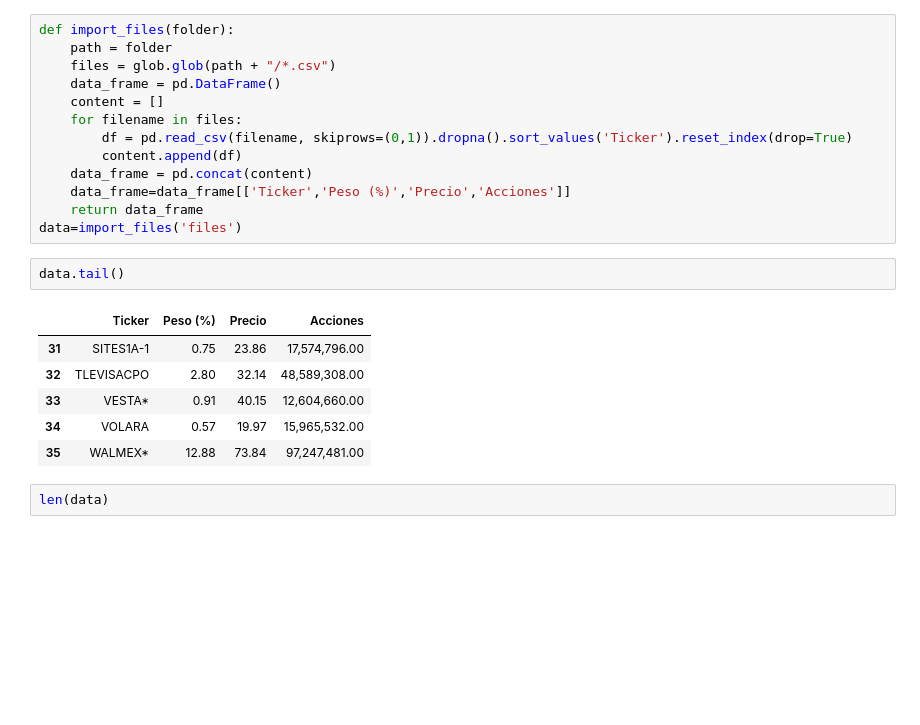
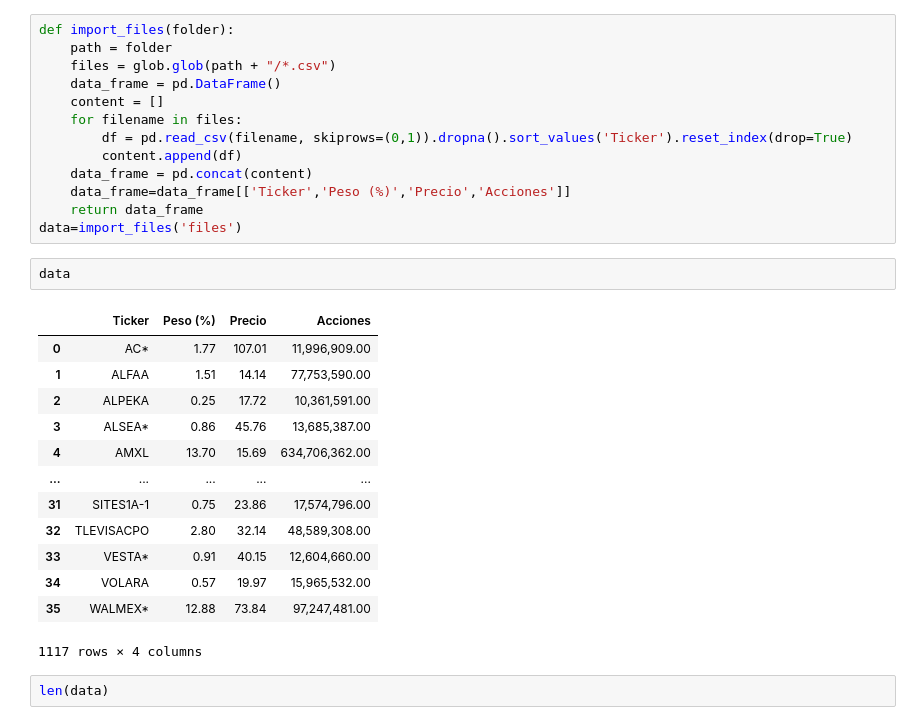
Before and after one commit to FridaHernandezL/Laboratorio1_MyST, a Jupyter notebook: Pasiva_Borrador.ipynb, the cells around one changed output. Saved outputs shown, nothing was run; the diff lists cells and outputs as text; blank space fills up the shorter version.

```diff
--- a/Untitled.ipynb
+++ b/Pasiva_Borrador.ipynb
@@ -18,14 +18,21 @@ def import_files(folder):
     return data_frame
 data=import_files('files')
 # %%
-data.tail()
+data
 # %% [output]
 |  | Ticker | Peso (%) | Precio | Acciones |
+| 0 | AC* | 1.77 | 107.01 | 11,996,909.00 |
+| 1 | ALFAA | 1.51 | 14.14 | 77,753,590.00 |
+| 2 | ALPEKA | 0.25 | 17.72 | 10,361,591.00 |
+| 3 | ALSEA* | 0.86 | 45.76 | 13,685,387.00 |
+| 4 | AMXL | 13.70 | 15.69 | 634,706,362.00 |
+| ... | ... | ... | ... | ... |
 | 31 | SITES1A-1 | 0.75 | 23.86 | 17,574,796.00 |
 | 32 | TLEVISACPO | 2.80 | 32.14 | 48,589,308.00 |
 | 33 | VESTA* | 0.91 | 40.15 | 12,604,660.00 |
 | 34 | VOLARA | 0.57 | 19.97 | 15,965,532.00 |
 | 35 | WALMEX* | 12.88 | 73.84 | 97,247,481.00 |
+1117 rows × 4 columns
 # %%
 len(data)
 # %% [output]
```
Also changed, not shown: parts of 6 cells of this notebook.
